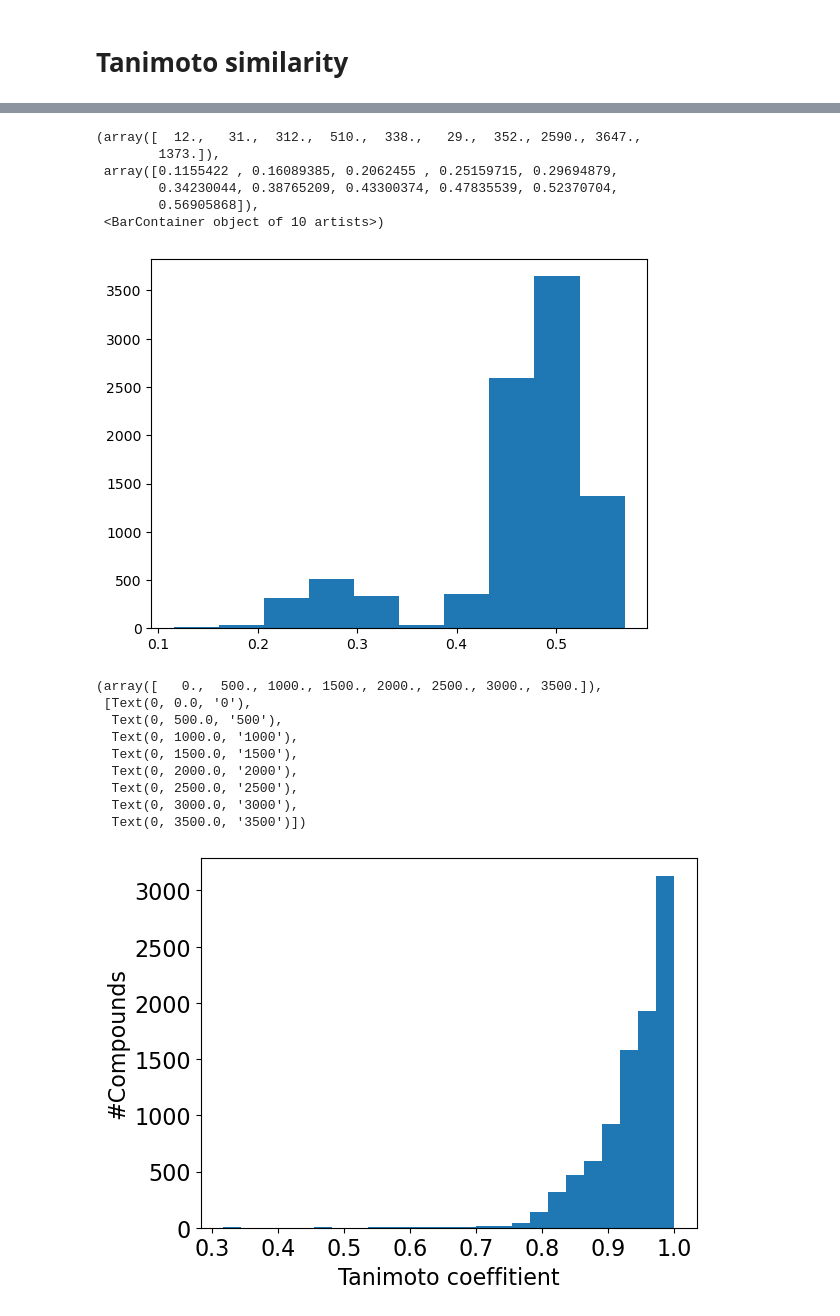
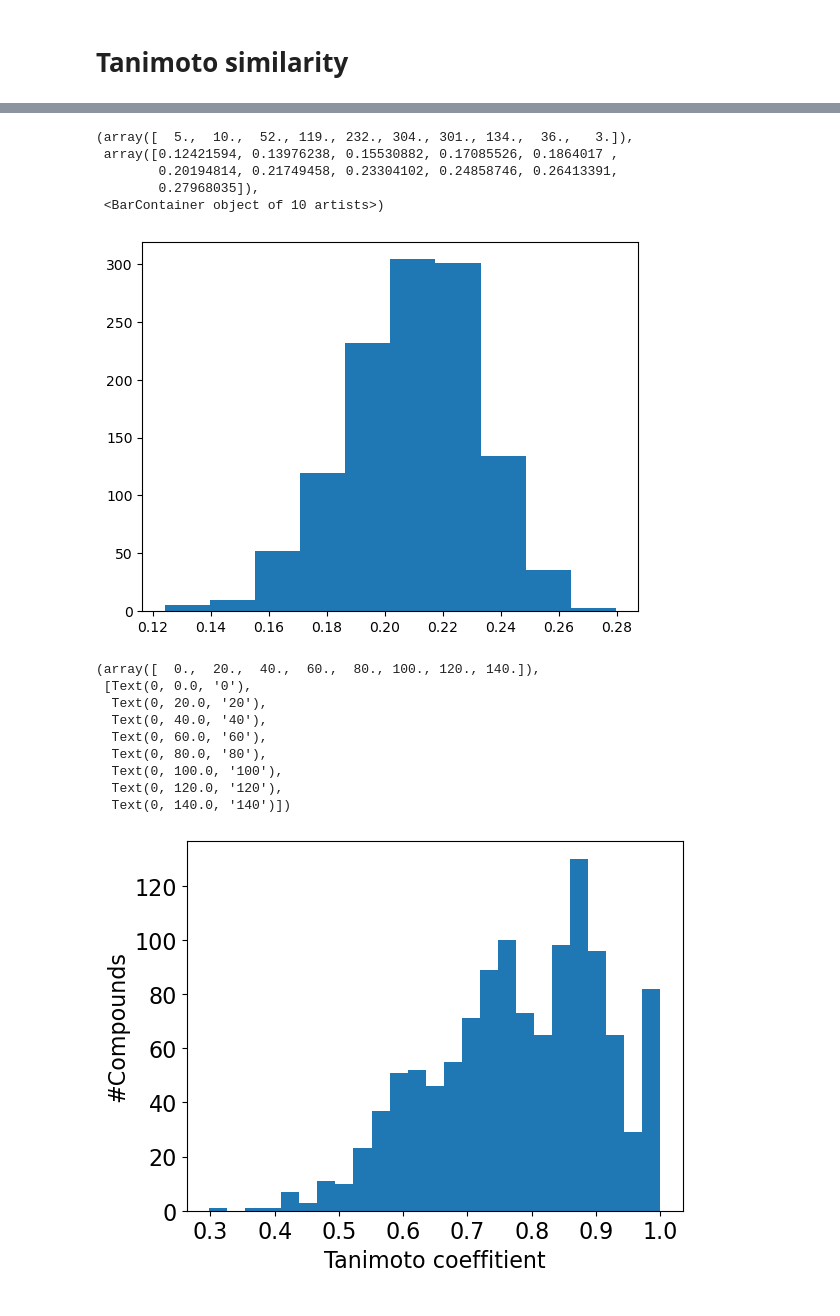
Before and after one commit to volkamerlab/KinFragLib_PocketEnum, a Jupyter notebook: evaluation/diversity.ipynb, the cells around one changed output, grey strips where cells are left out. Cells and saved outputs as stored; diff of their text form; code cells hidden in the pictures.

```diff
--- a/evaluation/diversity.ipynb
+++ b/evaluation/diversity.ipynb
@@ -17,7 +17,7 @@ import copy
 from rdkit.Chem.Draw import rdDepictor
 # %%
 # read data
-data = utils_eval.read_mols('../results_thesis/3amb/results.sdf')
+data = utils_eval.read_mols('../results_5n1f_25_02/5n1f/results.sdf')
 data['binding_affinity'] = data.apply(lambda x: (x['BIOSOLVEIT.HYDE_ESTIMATED_AFFINITY_UPPER_BOUNDARY [nM]'] + x['BIOSOLVEIT.HYDE_ESTIMATED_AFFINITY_LOWER_BOUNDARY [nM]'])/2, axis=1)
 data = data[data['binding_affinity'] <= 1000].copy().reset_index(drop=True)
 data['inchi'] = data.apply(lambda x: Chem.MolToInchi(utils.standardize_mol(x.ROMol)), axis=1)
@@ -388,30 +391,32 @@ data[data['inchi'].duplicated(keep=False)].sort_values("inchi")
 # %%
 plt.hist(data['mean_tanimoto_sims'])
 # %% [output]
-(array([  12.,   31.,  312.,  510.,  338.,   29.,  352., 2590., 3647.,
-        1373.]),
- array([0.1155422 , 0.16089385, 0.2062455 , 0.25159715, 0.29694879,
-        0.34230044, 0.38765209, 0.43300374, 0.47835539, 0.52370704,
-        0.56905868]),
+(array([  5.,  10.,  52., 119., 232., 304., 301., 134.,  36.,   3.]),
+ array([0.12421594, 0.13976238, 0.15530882, 0.17085526, 0.1864017 ,
+        0.20194814, 0.21749458, 0.23304102, 0.24858746, 0.26413391,
+        0.27968035]),
  <BarContainer object of 10 artists>)
-[figure, old version]
+[figure, new version]
 # %%
 plt.hist(data['nearest_neighbor_sim'], bins=25)
 plt.xlabel('Tanimoto coeffitient', fontsize=16)
 plt.ylabel('#Compounds', fontsize=16)
-plt.xticks(fontsize=16)
+plt.xticks(fontsize=16)0.017000
+
+>  <BIOSOLVEIT.HYDE_ESTIMATED_AFFINITY_UPPER_BOUNDARY [nM]>  (2)
+1.689070
 plt.yticks(fontsize=16)
 # %% [output]
-(array([   0.,  500., 1000., 1500., 2000., 2500., 3000., 3500.]),
+(array([  0.,  20.,  40.,  60.,  80., 100., 120., 140.]),
  [Text(0, 0.0, '0'),
-  Text(0, 500.0, '500'),
-  Text(0, 1000.0, '1000'),
-  Text(0, 1500.0, '1500'),
-  Text(0, 2000.0, '2000'),
-  Text(0, 2500.0, '2500'),
-  Text(0, 3000.0, '3000'),
-  Text(0, 3500.0, '3500')])
+  Text(0, 20.0, '20'),
+  Text(0, 40.0, '40'),
+  Text(0, 60.0, '60'),
+  Text(0, 80.0, '80'),
+  Text(0, 100.0, '100'),
+  Text(0, 120.0, '120'),
+  Text(0, 140.0, '140')])
-[figure, old version]
+[figure, new version]
 # %%
 plt.imshow(all_similarities, interpolation='nearest')
 plt.colorbar()
```
Also changed, not shown: parts of 19 cells of this notebook, 4 other files.
